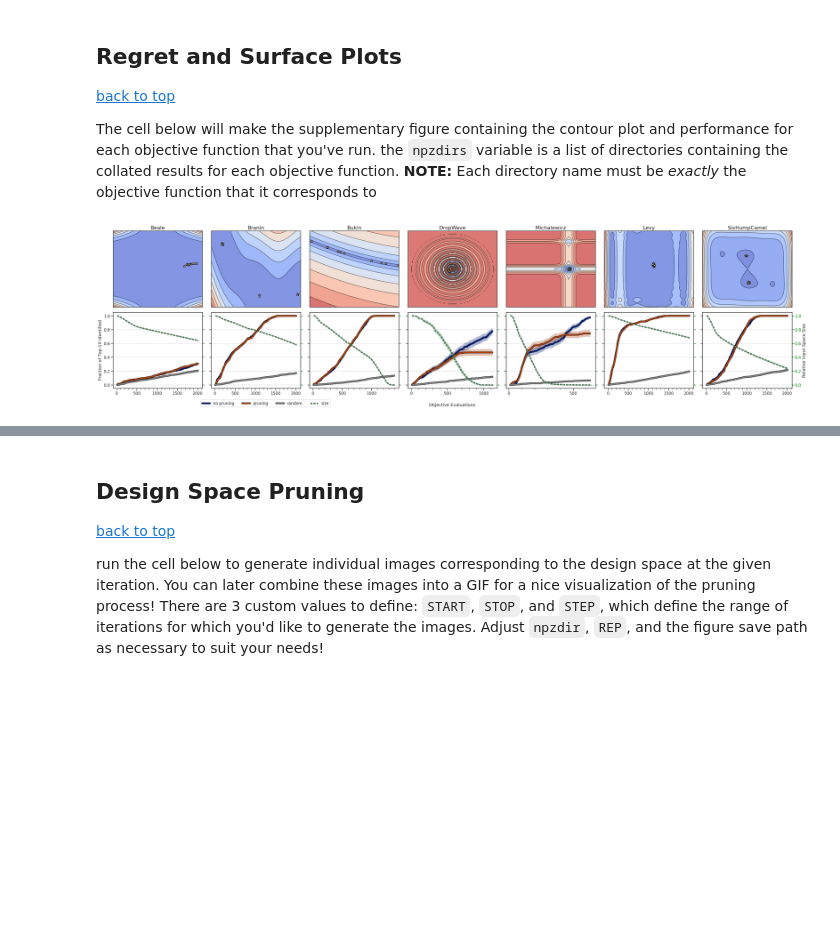
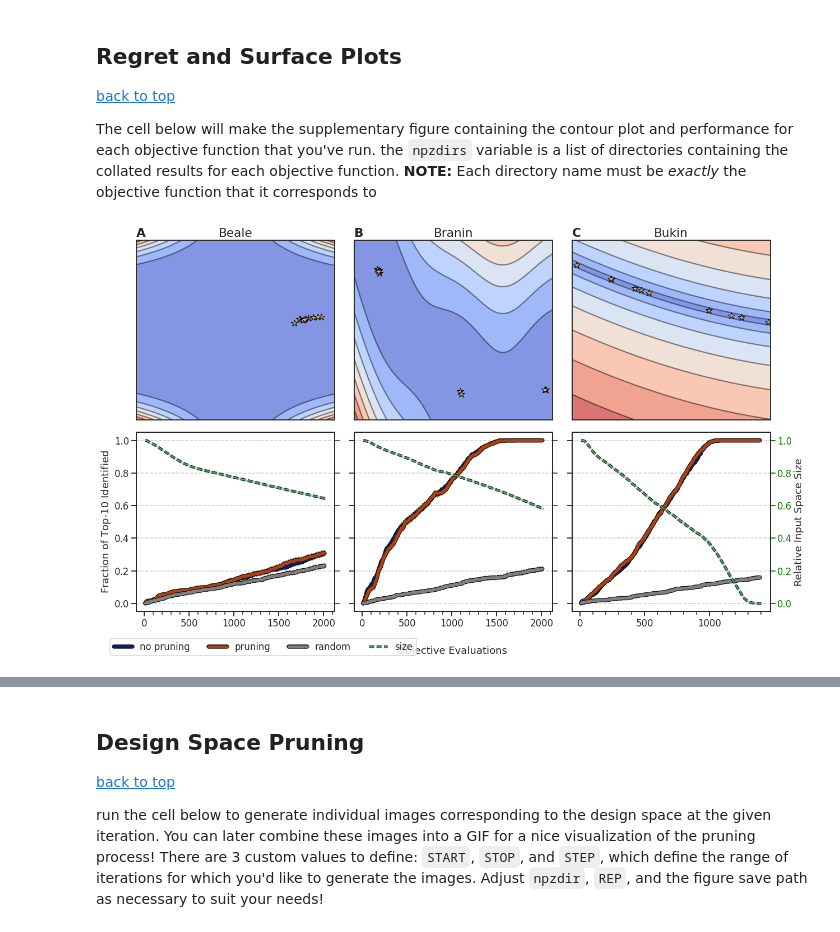
Before and after one commit to coleygroup/dsp, a Jupyter notebook: notebooks/figs.ipynb, the cells around one changed output, grey strips where cells are left out. Drawn from its saved outputs; the diff is of its cells as text; code cells hidden in the pictures; blank space fills up the shorter version.

```diff
--- a/notebooks/figs.ipynb
+++ b/notebooks/figs.ipynb
@@ -572,13 +804,13 @@ fig.savefig("../figures/michalewicz-figure.png", dpi=400, bbox_inches="tight", p
 The cell below will make the supplementary figure containing the contour plot and performance for each objective function that you've run. the `npzdirs` variable is a list of directories containing the collated results for each objective function. **NOTE:** Each directory name must be *exactly* the objective function that it corresponds to
 # %%
 npzdirs = [
-    Path.home() / "active-projects/boip/runs/10000-10+200x10-multi/beale",
-    Path.home() / "active-projects/boip/runs/10000-10+200x10-multi/branin",
-    Path.home() / "active-projects/boip/runs/10000-10+200x10-multi/bukin",
-    Path.home() / "active-projects/boip/runs/10000-10+200x10-multi/drop-wave",
-    Path.home() / "active-projects/boip/runs/10000-10+200x10-multi/michalewicz",
-    Path.home() / "active-projects/boip/runs/10000-10+200x10-multi/levy",
-    Path.home() / "active-projects/boip/runs/10000-10+200x10-multi/camel"
+    Path.home() / "active-projects/boip/runs/all-objs/beale",
+    Path.home() / "active-projects/boip/runs/all-objs/branin",
+    Path.home() / "active-projects/boip/runs/all-objs/bukin",
+    # Path.home() / "active-projects/boip/runs/all-objs/drop-wave",
+    # Path.home() / "active-projects/boip/runs/all-objs/michalewicz",
+    # Path.home() / "active-projects/boip/runs/all-objs/levy",
+    # Path.home() / "active-projects/boip/runs/all-objs/camel"
 ]
 objs = [boip.objectives.build_objective(p.stem) for p in npzdirs]
 
@@ -591,7 +823,7 @@ sns.set_palette(sns.color_palette("dark"))
 fig, axs = plt.subplots(2, len(objs), figsize=(6 * len(objs), 11))
 
 axs_2 = []
-for i, (obj, npzdir) in enumerate(zip(objs, npzdirs)):
+for i, (obj, npzdir, label) in enumerate(zip(objs, npzdirs, string.ascii_uppercase)):
     choices = boip.objectives.discretize(obj, 10000, 42)
 
     X_npz = np.load(f"{npzdir}/X.npz")
@@ -608,7 +840,7 @@ for i, (obj, npzdir) in enumerate(zip(objs, npzdirs)):
     plot_surface(axs[0][i], obj, optimal_choices)
 
     ax1 = axs[1][i]
-    handles = plot_IR(ax1, Y_full, Y_prune, n, optima, obj, choices, k)
+    handles = plot_IR(ax1, Y_full, Y_prune, n, optima, obj, choices)
 
     ax2 = ax1.twinx()
     handles.append(plot_size_H(ax2, H, q, Y_prune.shape[1] // q))
@@ -619,42 +851,36 @@ for i, (obj, npzdir) in enumerate(zip(objs, npzdirs)):
     ax1.grid(True, axis="y", ls="--")
 
     ax1.xaxis.set_major_locator(MultipleLocator(500))
     ax1.xaxis.set_minor_locator(MultipleLocator(100))
     ax1.tick_params(axis="x", which="both", direction="out", bottom=True)
 
+    axs[0][i].set_title(label, loc="left", weight="bold", fontsize="large")
+
 for ax1 in axs[1][1:]:
     ax1.sharey(axs[1][0])
     ax1.tick_params('y', labelleft=False)
 
 for ax2 in axs_2[:-1]:
     ax2.sharey(axs_2[-1])
     ax2.tick_params('y', labelright=False, colors='green')
-
-# axs[1][0].set_ylim(-0.05,1.05)
-# axs_2[-1].set_ylim(-0.05, 1.05)
 
 axs_2[-1].tick_params('y', colors='green')
 
 fig.legend(
     handles=handles,
     ncol=4,
     bbox_to_anchor=(0.24, 0),
     loc="lower center",
 )
 
 fig.supxlabel("Objective Evaluations", fontsize=18)
 axs[1][0].set_ylabel(r"Fraction of Top-$10$ Identified")
 axs_2[-1].set_ylabel("Relative Input Space Size")
 
 fig.tight_layout()
 fig.subplots_adjust(wspace=0.1, hspace=0.07)
-
-# fig.text(0.05, 0.96, "A", size="large", weight="bold")
-# fig.text(0.28, 0.96, "B", size="large", weight="bold")
-# fig.text(0.512, 0.96, "C", size="large", weight="bold")
-# fig.text(0.7425, 0.96, "D", size="large", weight="bold")
 # %% [output]
-[figure, old version]
+[figure, new version]
 # %%
 fig.savefig("../figures/all-objs-regret+surface.pdf", dpi=400, bbox_inches="tight")
 fig.savefig("../figures/all-objs-regret+surface.png", dpi=400, bbox_inches="tight")
```
Also changed, not shown: parts of 36 cells of this notebook, 1 other file.
